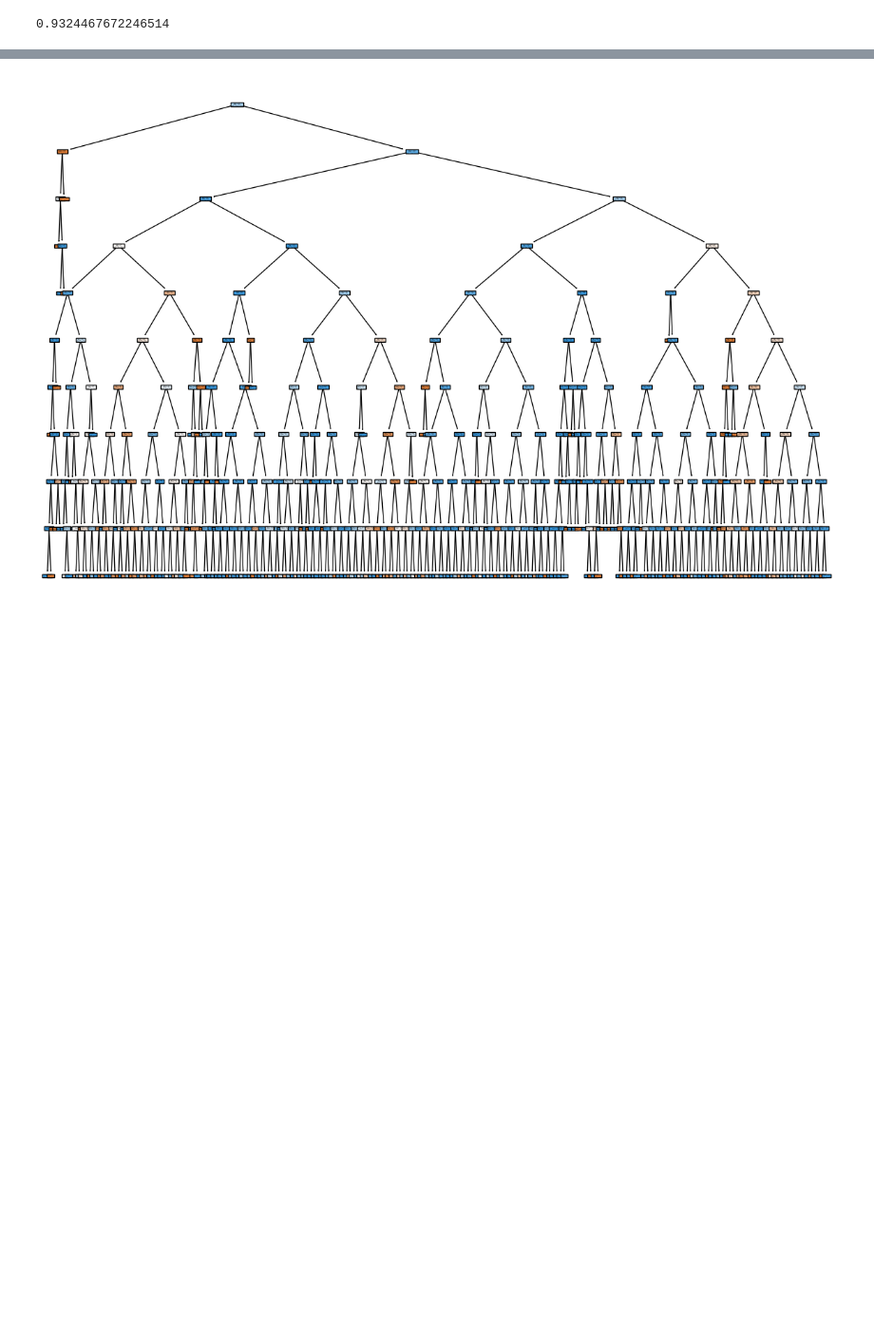
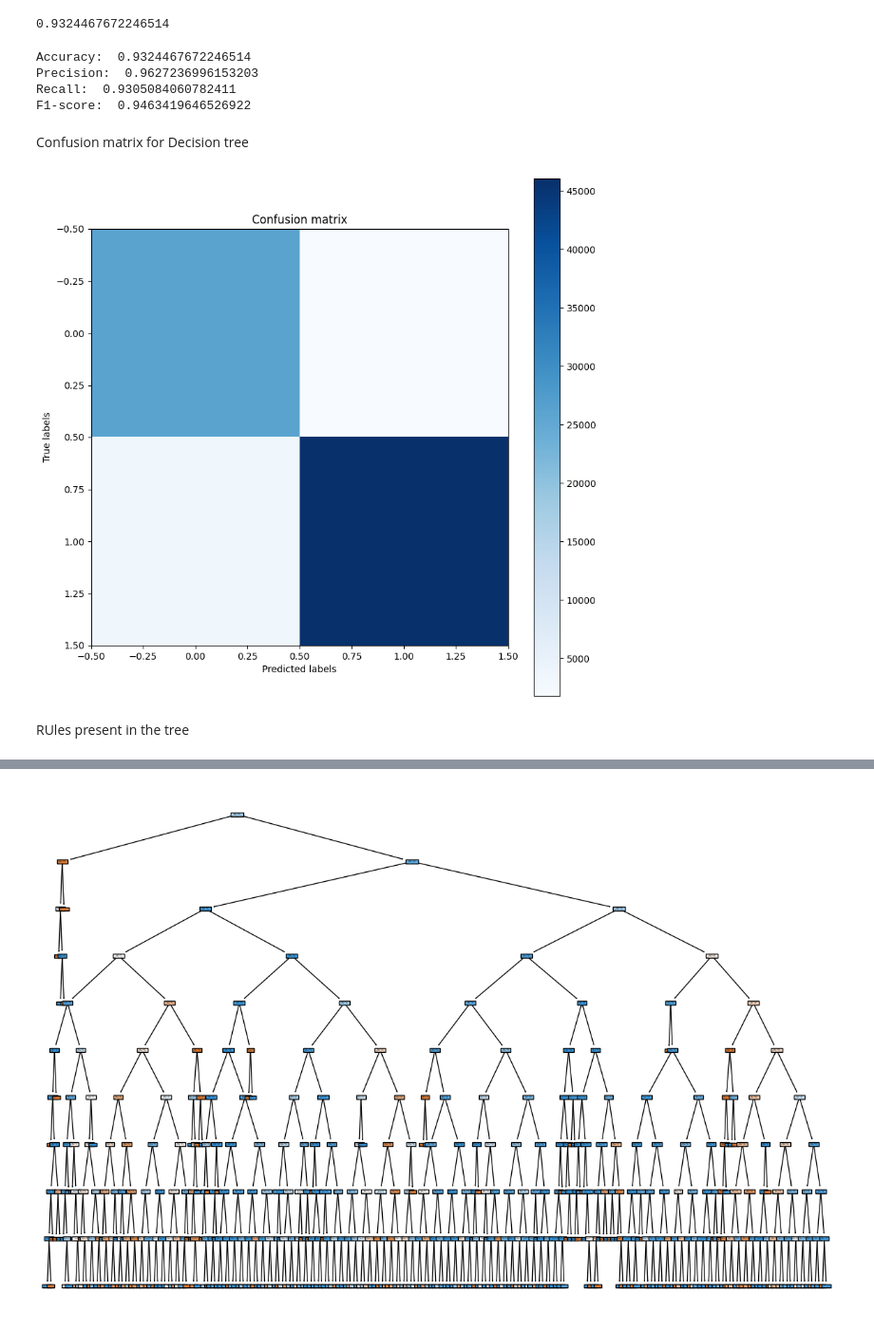
Before and after one commit to Abugahh/Detecting-Networks-Anomaly-using-ML, a Jupyter notebook: Project.ipynb, the cells around one changed output, grey strips where cells are left out. Shown at 95% size. Drawn from its saved outputs; the diff is of its cells as text; code cells hidden in the pictures; blank space fills up the shorter version.

```diff
--- a/Project.ipynb
+++ b/Project.ipynb
@@ -274,3 +274,50 @@ predictions_test=dt.predict(X_test)
 accuracy_score(y_test, predictions_test)
 # %% [output]
 0.9324467672246514
+# %%
+# Import modules
+from sklearn.metrics import accuracy_score, precision_score, recall_score, f1_score
+
+# Make predictions on the test data
+y_pred = dt.predict(X_test)
+
+# Calculate and print the metrics
+accuracy = accuracy_score(y_test, y_pred)
+precision = precision_score(y_test, y_pred)
+recall = recall_score(y_test, y_pred)
+f1 = f1_score(y_test, y_pred)
+
+print("Accuracy: ", accuracy)
+print("Precision: ", precision)
+print("Recall: ", recall)
+print("F1-score: ", f1)
+# %% [output]
+Accuracy:  0.9324467672246514
+Precision:  0.9627236996153203
+Recall:  0.9305084060782411
+F1-score:  0.9463419646526922
+# %% [markdown]
+Confusion matrix for Decision tree
+# %%
+# Import modules
+from sklearn.metrics import confusion_matrix
+import matplotlib.pyplot as plt
+
+# Make predictions on the test data
+y_pred = dt.predict(X_test)
+
+# Create a confusion matrix
+cm = confusion_matrix(y_test, y_pred)
+
+# Plot the confusion matrix
+plt.figure(figsize=(10, 10))
+plt.imshow(cm, cmap='Blues')
+plt.xlabel('Predicted labels')
+plt.ylabel('True labels')
+plt.title('Confusion matrix')
+plt.colorbar()
+plt.show()
+# %% [output]
+[figure, added]
+# %% [markdown]
+RUles present in the tree
```
Also changed, not shown: parts of 2 cells of this notebook.
